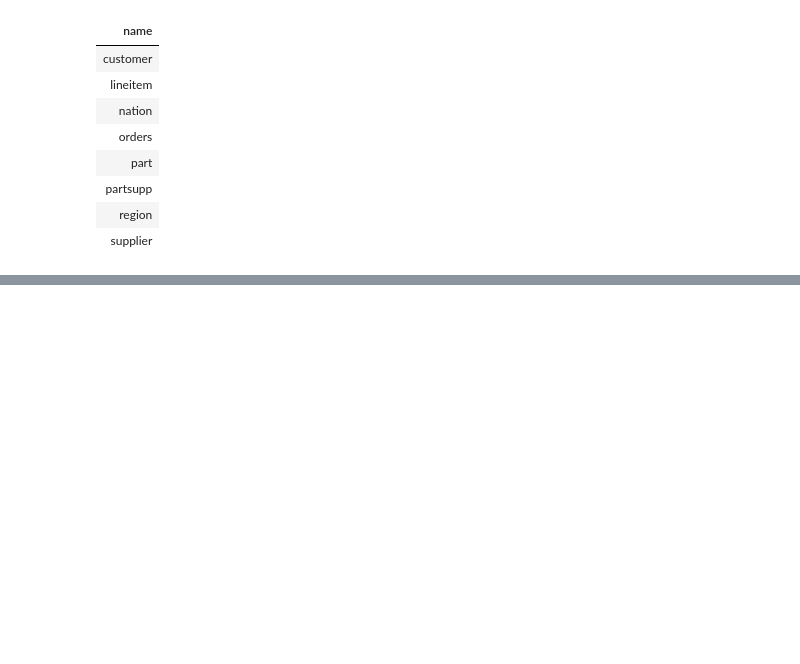
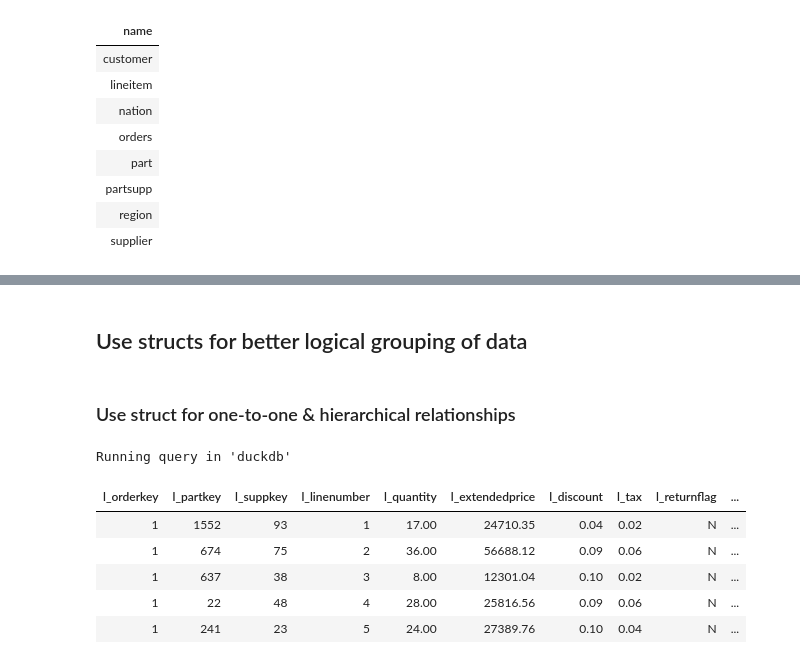
Before and after one commit to josephmachado/adv_data_transformation_in_sql, a Jupyter notebook: concepts/nested_data_types/using_nested_data_types.ipynb, the cells around one changed output, grey strips where cells are left out. Cells and saved outputs as stored; diff of their text form; code cells hidden in the pictures; blank space fills up the shorter version.

Commit message:
2024-10-15-09-51-47 - nested-data-wip

```diff
--- a/concepts/nested_data_types/using_nested_data_types.ipynb
+++ b/concepts/nested_data_types/using_nested_data_types.ipynb
@@ -29,0 +69,44 @@ Running query in 'duckdb'
+# %% [markdown]
+## Use structs for better logical grouping of data
+# %% [markdown]
+### Use struct for one-to-one & hierarchical relationships
+# %%
+%%sql
+SELECT
+    l.*,
+    struct_pack(
+        id := c.c_custkey,
+        name := c.c_name,
+        address := c.c_address,
+        nationkey := c.c_nationkey,
+        phone := c.c_phone,
+        acctbal := c.c_acctbal,
+        mktsegment := c.c_mktsegment,
+        comment := c.c_comment
+    ) AS customer,
+    struct_pack(
+        id := s.s_suppkey,
+        name := s.s_name,
+        address := s.s_address,
+        nationkey := s.s_nationkey,
+        phone := s.s_phone,
+        acctbal := s.s_acctbal,
+        comment := s.s_comment
+    ) AS supplier
+FROM
+    lineitem l
+LEFT JOIN
+    orders o ON l.l_orderkey = o.o_orderkey
+LEFT JOIN
+    customer c ON o.o_custkey = c.c_custkey
+LEFT JOIN
+    supplier s ON l.l_suppkey = s.s_suppkey
+LIMIT 5;
+# %% [output]
+Running query in 'duckdb'
+| l_orderkey | l_partkey | l_suppkey | l_linenumber | l_quantity | l_extendedprice | l_discount | l_tax | l_returnflag | ... |
+| 1 | 1552 | 93 | 1 | 17.00 | 24710.35 | 0.04 | 0.02 | N | ... |
+| 1 | 674 | 75 | 2 | 36.00 | 56688.12 | 0.09 | 0.06 | N | ... |
+| 1 | 637 | 38 | 3 | 8.00 | 12301.04 | 0.10 | 0.02 | N | ... |
+| 1 | 22 | 48 | 4 | 28.00 | 25816.56 | 0.09 | 0.06 | N | ... |
+| 1 | 241 | 23 | 5 | 24.00 | 27389.76 | 0.10 | 0.04 | N | ... |
```
Also changed, not shown: parts of 13 cells of this notebook, 1 other file.
